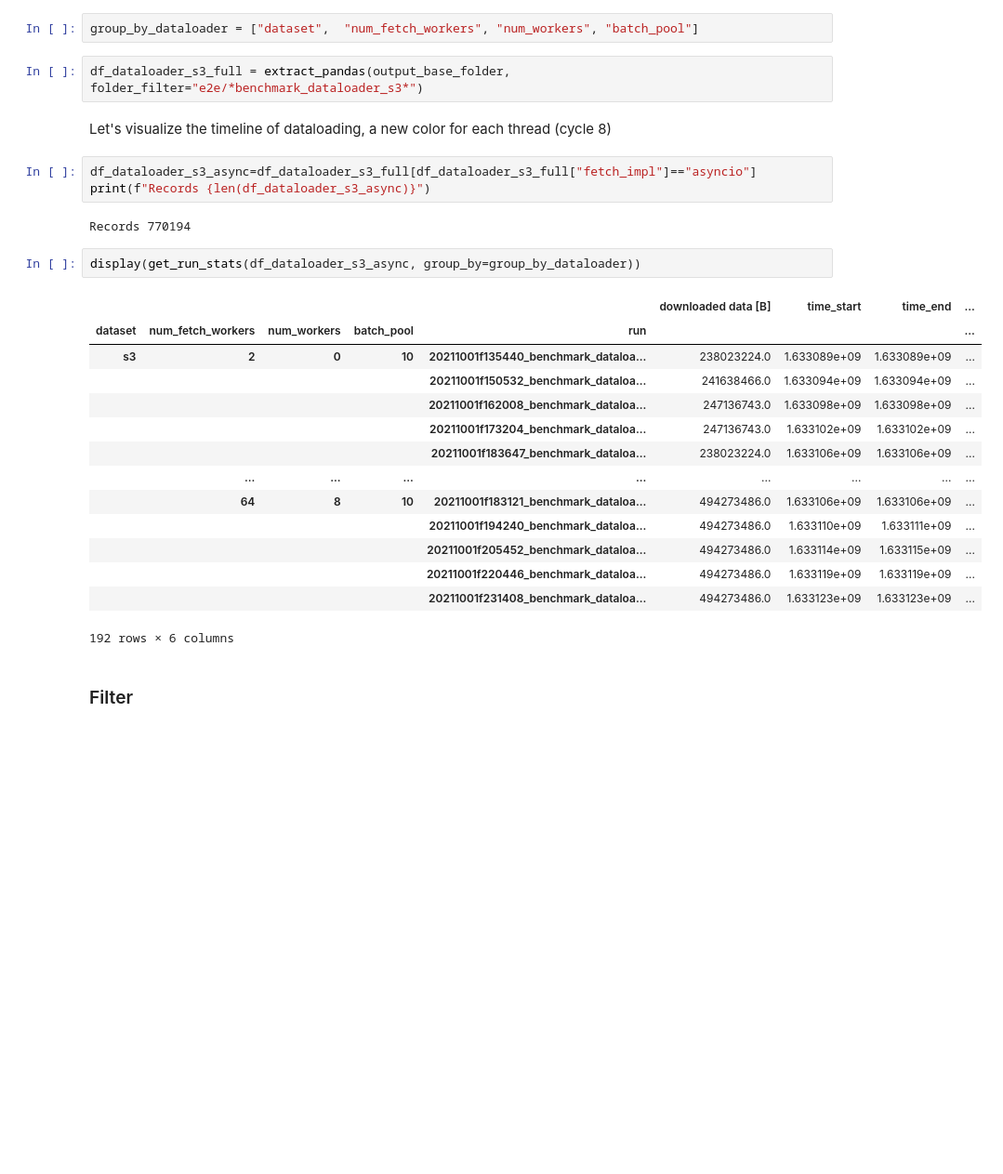
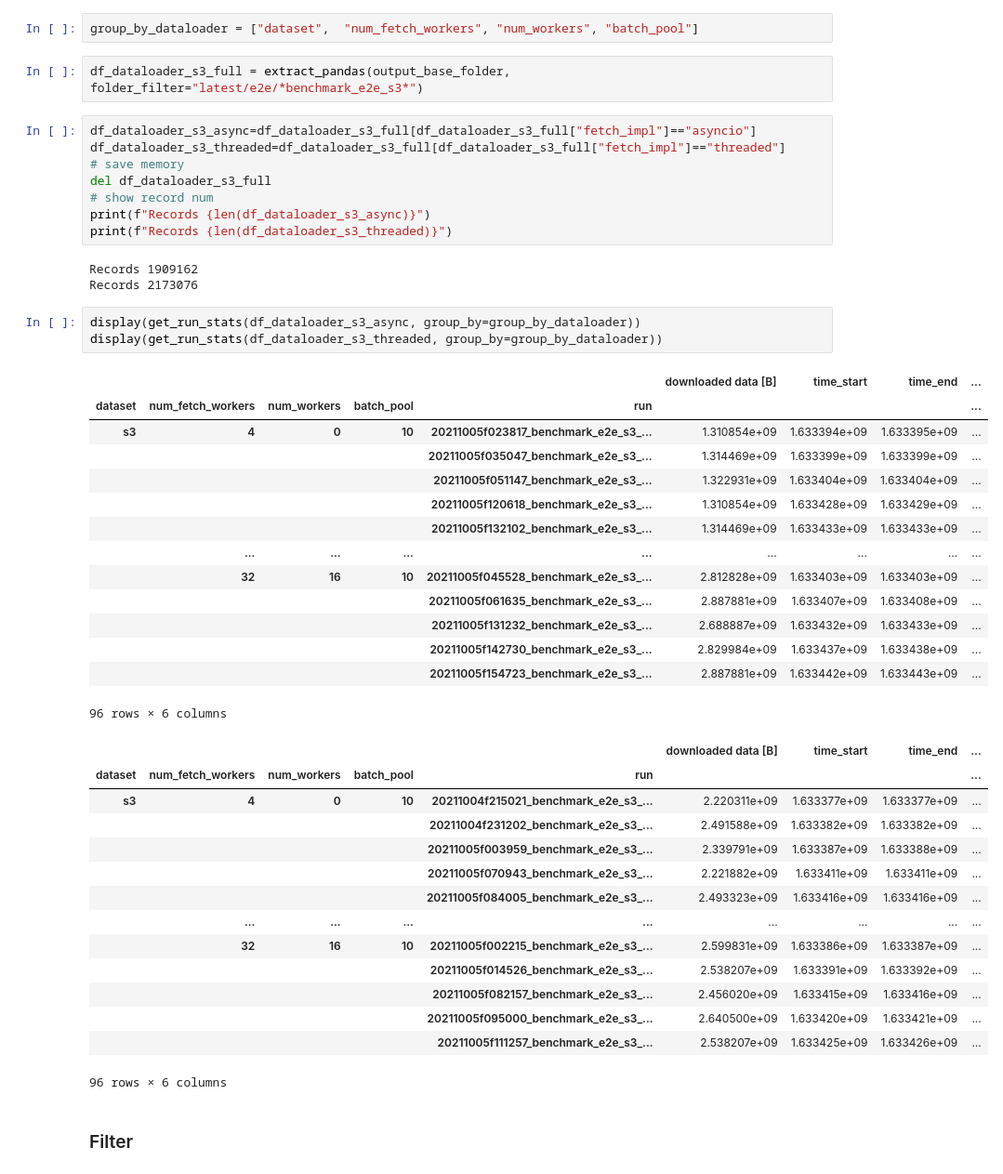
Before and after one commit to iarai/concurrent-dataloader, a Jupyter notebook: src/analysis/AnalysisDataloaderE2E.ipynb, the cells around one changed output. Shown at 93% size. Saved outputs shown, nothing was run; the diff lists cells and outputs as text; blank space fills up the shorter version.

```diff
--- a/src/analysis/AnalysisDataloaderE2E.ipynb
+++ b/src/analysis/AnalysisDataloaderE2E.ipynb
@@ -46,30 +73,49 @@ In all plots, lower is better!
 # %%
 group_by_dataloader = ["dataset",  "num_fetch_workers", "num_workers", "batch_pool"]
 # %%
-df_dataloader_s3_full = extract_pandas(output_base_folder, folder_filter="e2e/*benchmark_dataloader_s3*")
+df_dataloader_s3_full = extract_pandas(output_base_folder, folder_filter="latest/e2e/*benchmark_e2e_s3*")
-# %% [markdown]
-Let's visualize the timeline of dataloading, a new color for each thread (cycle 8)
 # %%
 df_dataloader_s3_async=df_dataloader_s3_full[df_dataloader_s3_full["fetch_impl"]=="asyncio"]
+df_dataloader_s3_threaded=df_dataloader_s3_full[df_dataloader_s3_full["fetch_impl"]=="threaded"]
+# save memory
+del df_dataloader_s3_full
+# show record num
 print(f"Records {len(df_dataloader_s3_async)}")
+print(f"Records {len(df_dataloader_s3_threaded)}")
 # %% [output]
-Records 770194
+Records 1909162
+Records 2173076
 # %%
 display(get_run_stats(df_dataloader_s3_async, group_by=group_by_dataloader))
+display(get_run_stats(df_dataloader_s3_threaded, group_by=group_by_dataloader))
 # %% [output]
 |  |  |  |  |  | downloaded data [B] | time_start | time_end | ... |
 | dataset | num_fetch_workers | num_workers | batch_pool | run |  |  |  | ... |
-| s3 | 2 | 0 | 10 | 20211001f135440_benchmark_dataloa... | 238023224.0 | 1.633089e+09 | 1.633089e+09 | ... |
-|  |  |  |  | 20211001f150532_benchmark_dataloa... | 241638466.0 | 1.633094e+09 | 1.633094e+09 | ... |
-|  |  |  |  | 20211001f162008_benchmark_dataloa... | 247136743.0 | 1.633098e+09 | 1.633098e+09 | ... |
-|  |  |  |  | 20211001f173204_benchmark_dataloa... | 247136743.0 | 1.633102e+09 | 1.633102e+09 | ... |
-|  |  |  |  | 20211001f183647_benchmark_dataloa... | 238023224.0 | 1.633106e+09 | 1.633106e+09 | ... |
+| s3 | 4 | 0 | 10 | 20211005f023817_benchmark_e2e_s3_... | 1.310854e+09 | 1.633394e+09 | 1.633395e+09 | ... |
+|  |  |  |  | 20211005f035047_benchmark_e2e_s3_... | 1.314469e+09 | 1.633399e+09 | 1.633399e+09 | ... |
+|  |  |  |  | 20211005f051147_benchmark_e2e_s3_... | 1.322931e+09 | 1.633404e+09 | 1.633404e+09 | ... |
+|  |  |  |  | 20211005f120618_benchmark_e2e_s3_... | 1.310854e+09 | 1.633428e+09 | 1.633429e+09 | ... |
+|  |  |  |  | 20211005f132102_benchmark_e2e_s3_... | 1.314469e+09 | 1.633433e+09 | 1.633433e+09 | ... |
 |  | ... | ... | ... | ... | ... | ... | ... | ... |
-|  | 64 | 8 | 10 | 20211001f183121_benchmark_dataloa... | 494273486.0 | 1.633106e+09 | 1.633106e+09 | ... |
-|  |  |  |  | 20211001f194240_benchmark_dataloa... | 494273486.0 | 1.633110e+09 | 1.633111e+09 | ... |
-|  |  |  |  | 20211001f205452_benchmark_dataloa... | 494273486.0 | 1.633114e+09 | 1.633115e+09 | ... |
-|  |  |  |  | 20211001f220446_benchmark_dataloa... | 494273486.0 | 1.633119e+09 | 1.633119e+09 | ... |
-|  |  |  |  | 20211001f231408_benchmark_dataloa... | 494273486.0 | 1.633123e+09 | 1.633123e+09 | ... |
+|  | 32 | 16 | 10 | 20211005f045528_benchmark_e2e_s3_... | 2.812828e+09 | 1.633403e+09 | 1.633403e+09 | ... |
+|  |  |  |  | 20211005f061635_benchmark_e2e_s3_... | 2.887881e+09 | 1.633407e+09 | 1.633408e+09 | ... |
+|  |  |  |  | 20211005f131232_benchmark_e2e_s3_... | 2.688887e+09 | 1.633432e+09 | 1.633433e+09 | ... |
+|  |  |  |  | 20211005f142730_benchmark_e2e_s3_... | 2.829984e+09 | 1.633437e+09 | 1.633438e+09 | ... |
+|  |  |  |  | 20211005f154723_benchmark_e2e_s3_... | 2.887881e+09 | 1.633442e+09 | 1.633443e+09 | ... |
-192 rows × 6 columns
+96 rows × 6 columns
+|  |  |  |  |  | downloaded data [B] | time_start | time_end | ... |
+| dataset | num_fetch_workers | num_workers | batch_pool | run |  |  |  | ... |
+| s3 | 4 | 0 | 10 | 20211004f215021_benchmark_e2e_s3_... | 2.220311e+09 | 1.633377e+09 | 1.633377e+09 | ... |
+|  |  |  |  | 20211004f231202_benchmark_e2e_s3_... | 2.491588e+09 | 1.633382e+09 | 1.633382e+09 | ... |
+|  |  |  |  | 20211005f003959_benchmark_e2e_s3_... | 2.339791e+09 | 1.633387e+09 | 1.633388e+09 | ... |
+|  |  |  |  | 20211005f070943_benchmark_e2e_s3_... | 2.221882e+09 | 1.633411e+09 | 1.633411e+09 | ... |
+|  |  |  |  | 20211005f084005_benchmark_e2e_s3_... | 2.493323e+09 | 1.633416e+09 | 1.633416e+09 | ... |
+|  | ... | ... | ... | ... | ... | ... | ... | ... |
+|  | 32 | 16 | 10 | 20211005f002215_benchmark_e2e_s3_... | 2.599831e+09 | 1.633386e+09 | 1.633387e+09 | ... |
+|  |  |  |  | 20211005f014526_benchmark_e2e_s3_... | 2.538207e+09 | 1.633391e+09 | 1.633392e+09 | ... |
+|  |  |  |  | 20211005f082157_benchmark_e2e_s3_... | 2.456020e+09 | 1.633415e+09 | 1.633416e+09 | ... |
+|  |  |  |  | 20211005f095000_benchmark_e2e_s3_... | 2.640500e+09 | 1.633420e+09 | 1.633421e+09 | ... |
+|  |  |  |  | 20211005f111257_benchmark_e2e_s3_... | 2.538207e+09 | 1.633425e+09 | 1.633426e+09 | ... |
+96 rows × 6 columns
 # %% [markdown]
 ### Filter
```
Also changed, not shown: parts of 77 cells of this notebook.
